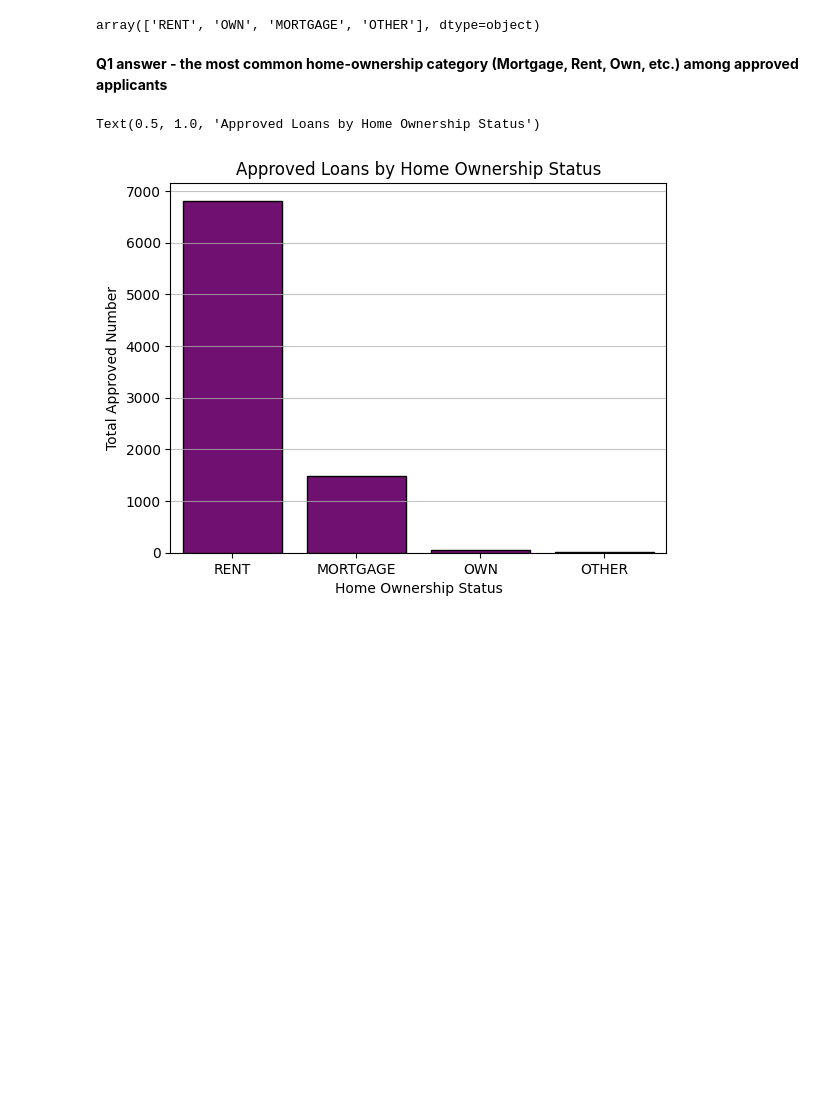
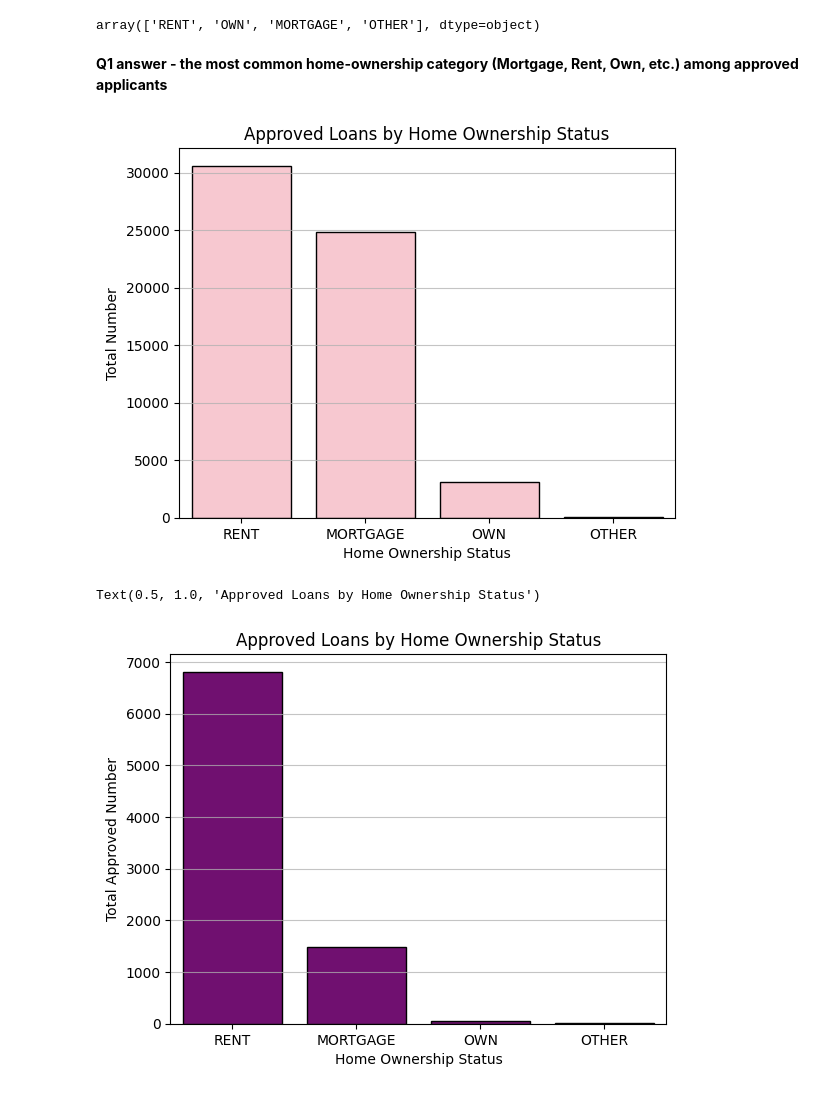
Before and after one commit to KenzyFrhat/Cat_Reloaded, a Jupyter notebook: Data_Visualizatoin/Data_Visualization.ipynb, the cells around one changed output. Drawn from its saved outputs; the diff is of its cells as text; code cells hidden in the pictures; blank space fills up the shorter version.

```diff
--- a/Data_Visualizatoin/Data_Visualization.ipynb
+++ b/Data_Visualizatoin/Data_Visualization.ipynb
@@ -387,6 +424,16 @@ array(['RENT', 'OWN', 'MORTGAGE', 'OTHER'], dtype=object)
 df["person_home_ownership"] = df["person_home_ownership"].astype("category")
 # %% [markdown]
 <spin style="font-size:20px; color:orange"> **Q1 answer - the most common home-ownership category (Mortgage, Rent, Own, etc.) among approved applicants**
+# %%
+home_ownership_status = df["person_home_ownership"].value_counts().sort_values(ascending=False)
+sns.barplot(x = home_ownership_status.index, y=home_ownership_status.values, edgecolor='black', linewidth=1, order=home_ownership_status.index, color = "pink")
+plt.grid(axis='y', alpha=0.75)
+plt.ylabel("Total Number")
+plt.xlabel("Home Ownership Status")
+plt.title("Approved Loans by Home Ownership Status")
+plt.show()
+# %% [output]
+[figure, added]
 # %%
 filt  = df["loan_status"] == 1
 home_ownership_status = df[filt]["person_home_ownership"].value_counts().sort_values(ascending=False)
```
Also changed, not shown: parts of 13 cells of this notebook.
